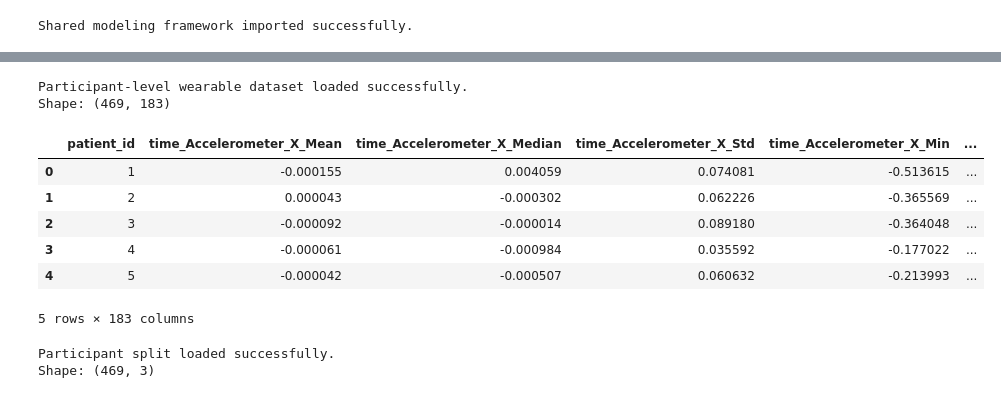
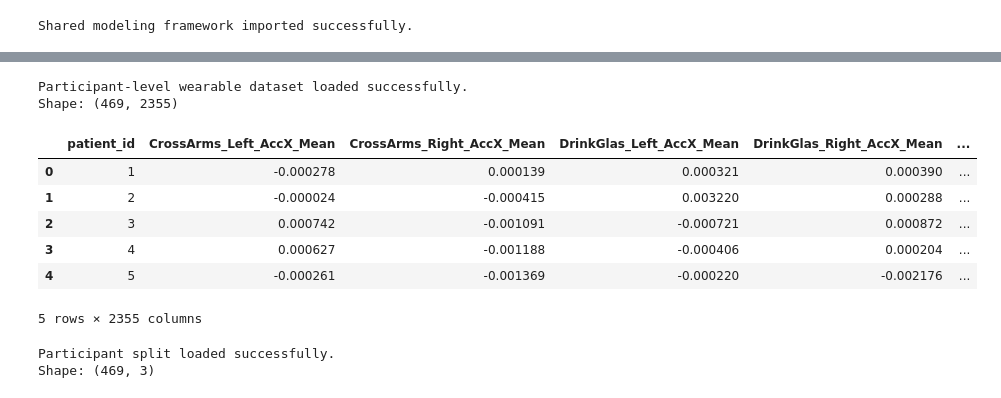
Before and after one commit to obramwell/AI-Assisted-Screening-of-Parkinson-s-Disease, a Jupyter notebook: notebooks/10c_wearable_baseline_models.ipynb, the cells around one changed output, grey strips where cells are left out. Saved outputs shown, nothing was run; the diff lists cells and outputs as text; code cells hidden in the pictures.

Commit message:
Update Week 4 baseline modeling for task-aware wearable features

```diff
--- a/notebooks/10c_wearable_baseline_models.ipynb
+++ b/notebooks/10c_wearable_baseline_models.ipynb
@@ -99,31 +99,31 @@ wearable_features.csv
 # %%
 # =============================================================================
 # 5. LOAD PARTICIPANT-LEVEL WEARABLE DATASET
 # =============================================================================
 
-wearable_path = DATA_DIR / "wearable_features.csv"
+wearable_path = DATA_DIR / "wearable_features_task_aware.csv"
 
 if not wearable_path.exists():
     raise FileNotFoundError(
         f"Participant-level wearable dataset not found: {wearable_path}"
     )
 
 wearable = pd.read_csv(wearable_path)
 
 print("Participant-level wearable dataset loaded successfully.")
 print("Shape:", wearable.shape)
 
 display(wearable.head())
 # %% [output]
 Participant-level wearable dataset loaded successfully.
-Shape: (469, 183)
+Shape: (469, 2355)
-|  | patient_id | time_Accelerometer_X_Mean | time_Accelerometer_X_Median | time_Accelerometer_X_Std | time_Accelerometer_X_Min | ... |
-| 0 | 1 | -0.000155 | 0.004059 | 0.074081 | -0.513615 | ... |
-| 1 | 2 | 0.000043 | -0.000302 | 0.062226 | -0.365569 | ... |
-| 2 | 3 | -0.000092 | -0.000014 | 0.089180 | -0.364048 | ... |
-| 3 | 4 | -0.000061 | -0.000984 | 0.035592 | -0.177022 | ... |
-| 4 | 5 | -0.000042 | -0.000507 | 0.060632 | -0.213993 | ... |
+|  | patient_id | CrossArms_Left_AccX_Mean | CrossArms_Right_AccX_Mean | DrinkGlas_Left_AccX_Mean | DrinkGlas_Right_AccX_Mean | ... |
+| 0 | 1 | -0.000278 | 0.000139 | 0.000321 | 0.000390 | ... |
+| 1 | 2 | -0.000024 | -0.000415 | 0.003220 | 0.000288 | ... |
+| 2 | 3 | 0.000742 | -0.001091 | -0.000721 | 0.000872 | ... |
+| 3 | 4 | 0.000627 | -0.001188 | -0.000406 | 0.000204 | ... |
+| 4 | 5 | -0.000261 | -0.001369 | -0.000220 | -0.002176 | ... |
-5 rows × 183 columns
+5 rows × 2355 columns
 # %%
 # =============================================================================
 # 6. LOAD PARTICIPANT SPLIT
```
Also changed, not shown: parts of 14 cells of this notebook, 58 other files.
